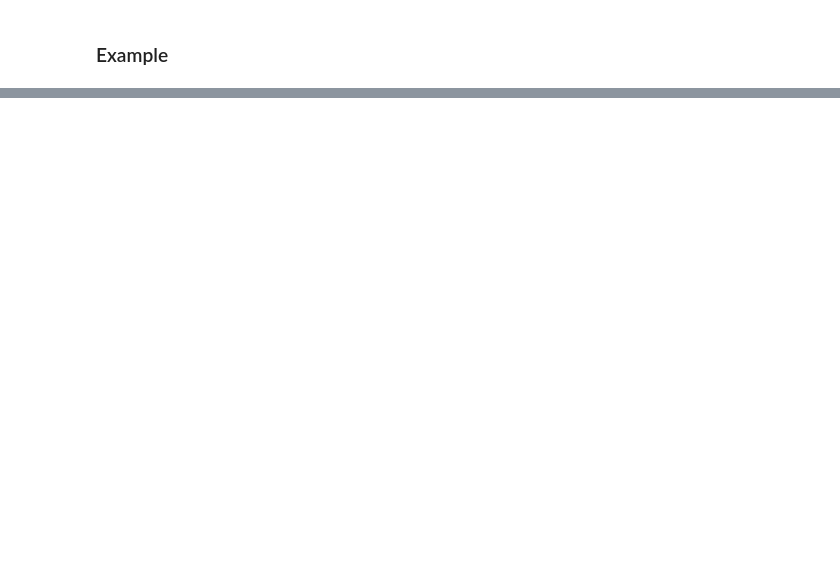
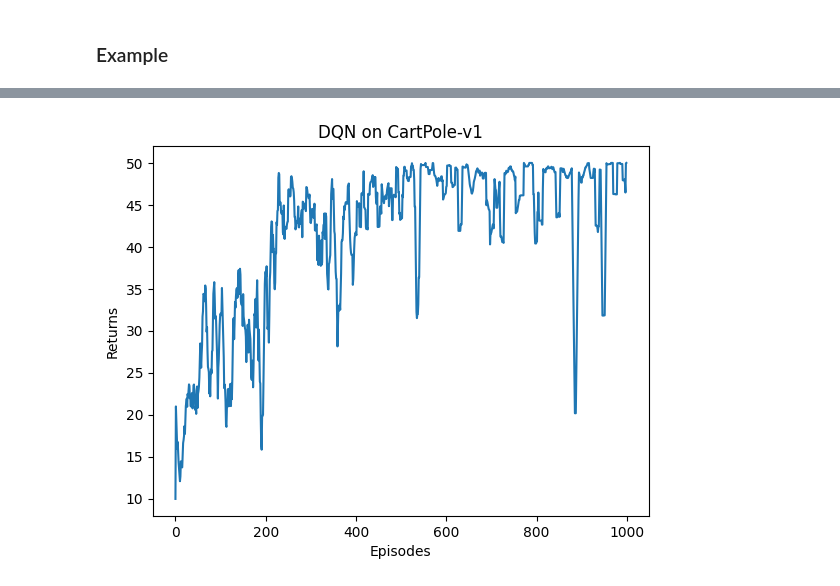
Before and after one commit to kangrl/Deep-Reinforce-Learning, a Jupyter notebook: 03 Algorithms/3.11 Deep Q-Network.ipynb, the cells around one changed output, grey strips where cells are left out. Cells and saved outputs as stored; diff of their text form; code cells hidden in the pictures; blank space fills up the shorter version.

```diff
--- a/03 Algorithms/3.11 Deep Q-Network.ipynb
+++ b/03 Algorithms/3.11 Deep Q-Network.ipynb
@@ -300,3 +342,11 @@ class DeepQNetwork:
+# %%
+def moving_average(a, window_size):
+    cumulative_sum = np.cumsum(np.insert(a, 0, 0))
+    middle = (cumulative_sum[window_size:] - cumulative_sum[:-window_size]) / window_size
+    r = np.arange(1, window_size-1, 2)
+    begin = np.cumsum(a[:window_size-1])[::2] / r
+    end = (np.cumsum(a[:-window_size:-1])[::2] / r)[::-1]
+    return np.concatenate((begin, middle, end))
 # %%
 name = 'CartPole-v1'
 environment = gym.make(name, render_mode='rgb_array')
@@ -334,0 +391,9 @@ plt.show()
+# %%
+mv_return = moving_average(agent.returns, 9)
+plt.plot(episodes, mv_return)
+plt.xlabel('Episodes')
+plt.ylabel('Returns')
+plt.title('DQN on {}'.format(name))
+plt.show()
+# %% [output]
+[figure, added]
```
Also changed, not shown: parts of 10 cells of this notebook, 18 other files.
